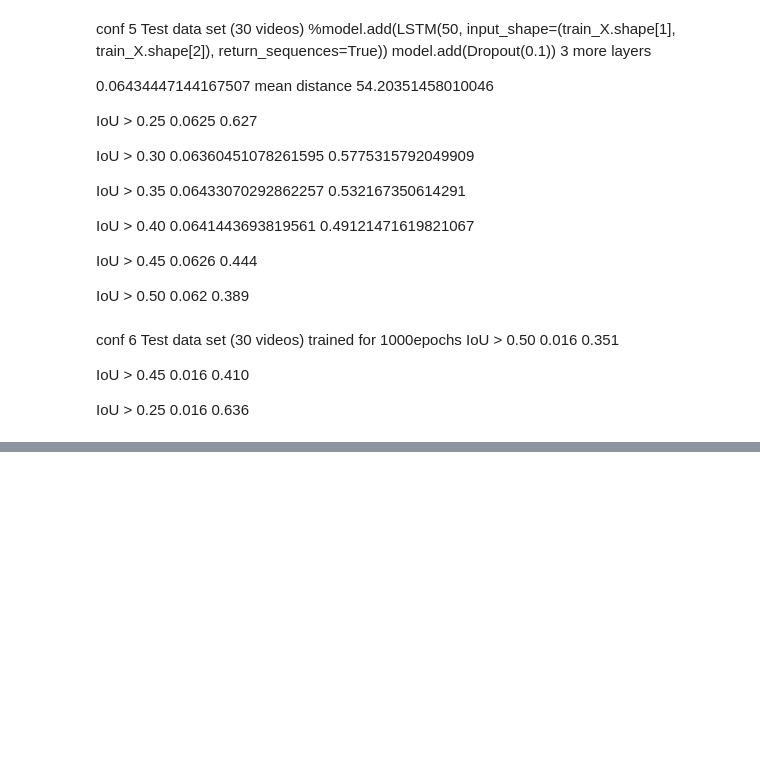
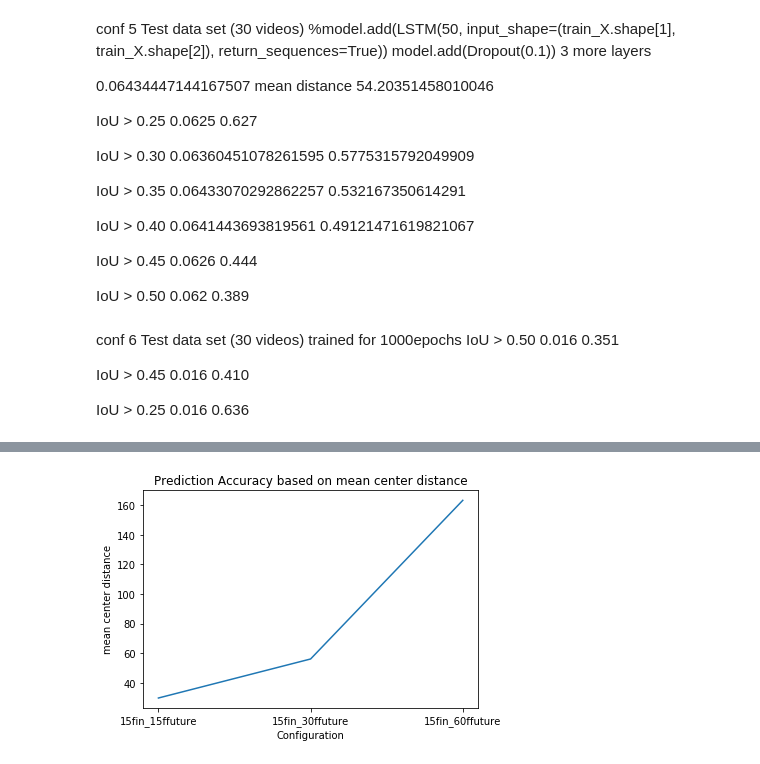
Before and after one commit to Kalinga/ML, a Jupyter notebook: RNN/lstm/pedestrain/result-charts-graphs.ipynb, the cells around one changed output, grey strips where cells are left out. Drawn from its saved outputs; the diff is of its cells as text; code cells hidden in the pictures; blank space fills up the shorter version.

```diff
--- a/RNN/lstm/pedestrain/result-charts-graphs.ipynb
+++ b/RNN/lstm/pedestrain/result-charts-graphs.ipynb
@@ -166,0 +204,12 @@ plt.show()
+# %%
+plt.title('Prediction Accuracy based on mean center distance')
+plt.ylabel('mean center distance')
+plt.xlabel('Configuration')
+
+x = ['15fin_15ffuture', '15fin_30ffuture', '15fin_60ffuture']
+y = [29.73, 56.11, 163.34]
+plt.plot(x, y)
+plt.savefig("15_frames_input_sequence_multiple_prediction-distance.png")
+plt.show()
+# %% [output]
+[figure, added]
```
Also changed, not shown: parts of 4 cells of this notebook, 4 other files.
